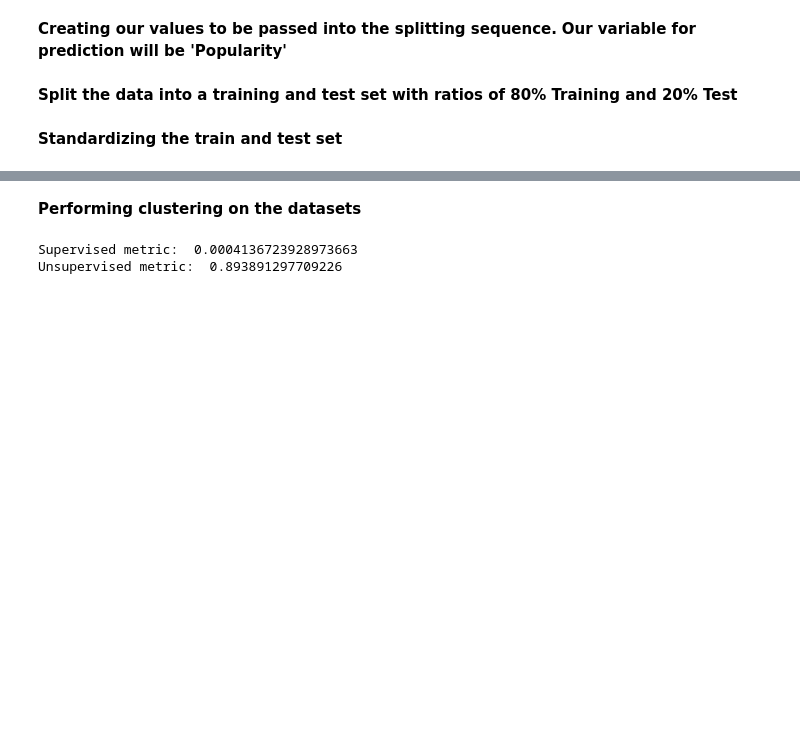
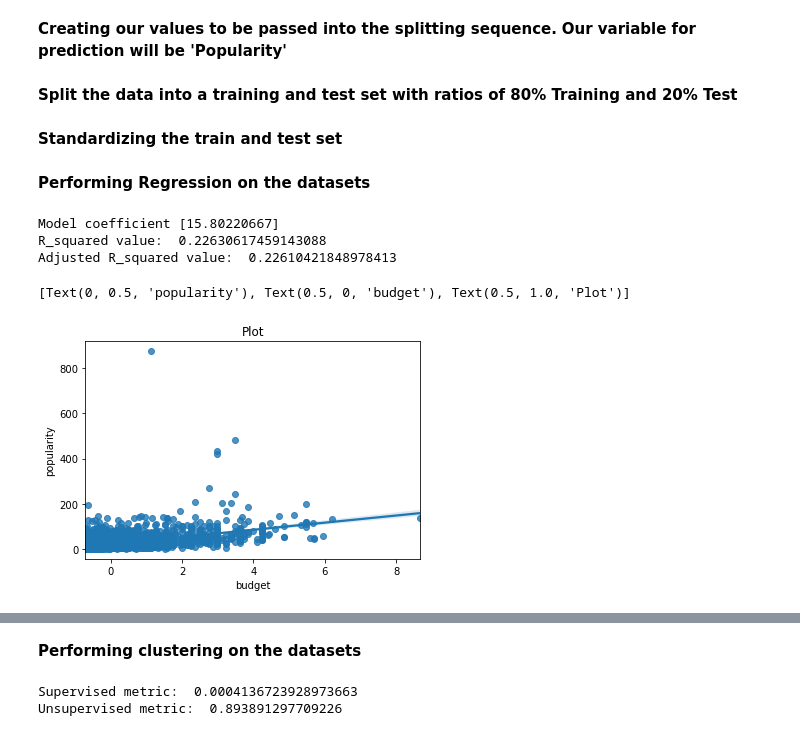
Before and after one commit to fjerrichiello/CS418GP, a Jupyter notebook: FinalProject/Analysis.ipynb, the cells around one changed output, grey strips where cells are left out. Cells and saved outputs as stored; diff of their text form; code cells hidden in the pictures; blank space fills up the shorter version.

```diff
--- a/FinalProject/Analysis.ipynb
+++ b/FinalProject/Analysis.ipynb
@@ -123,3 +123,31 @@ scaler = StandardScaler()
 scaler.fit(x_train)
 x_train_scaled = scaler.transform(x_train)
 x_test_scaled = scaler.transform(x_test)
+# %% [markdown]
+**Performing Regression on the datasets**
+# %%
+#Simple linear regression using 'budget' as predictor to predict popularity.
+
+from sklearn import linear_model
+import numpy
+
+n = len(x_train) #Number of observations in the training set
+model = linear_model.LinearRegression()
+fitted_model = model.fit(X = x_train_scaled[:, 0].reshape(-1, 1), y = y_train['popularity'])
+predicted = fitted_model.predict(x_test_scaled[:, 0].reshape(-1, 1))
+corr_coef = numpy.corrcoef(predicted,y_test['popularity'])[1, 0]
+R_squared = corr_coef ** 2
+adj_R_squared = 1 - ((1 - R_squared)*(n - 1)/(n - 1 - 1))
+
+print("Model coefficient",model.coef_)
+print("R_squared value: ",R_squared)
+print("Adjusted R_squared value: ",adj_R_squared)
+# Plot
+ax = sns.regplot(x_train_scaled[:, 0], y_train['popularity'])
+ax.set(title = 'Plot', xlabel = 'budget', ylabel = 'popularity')
+# %% [output]
+Model coefficient [15.80220667]
+R_squared value:  0.22630617459143088
+Adjusted R_squared value:  0.22610421848978413
+[Text(0, 0.5, 'popularity'), Text(0.5, 0, 'budget'), Text(0.5, 1.0, 'Plot')]
+[figure, added]
```
Also changed, not shown: parts of 12 cells of this notebook.
